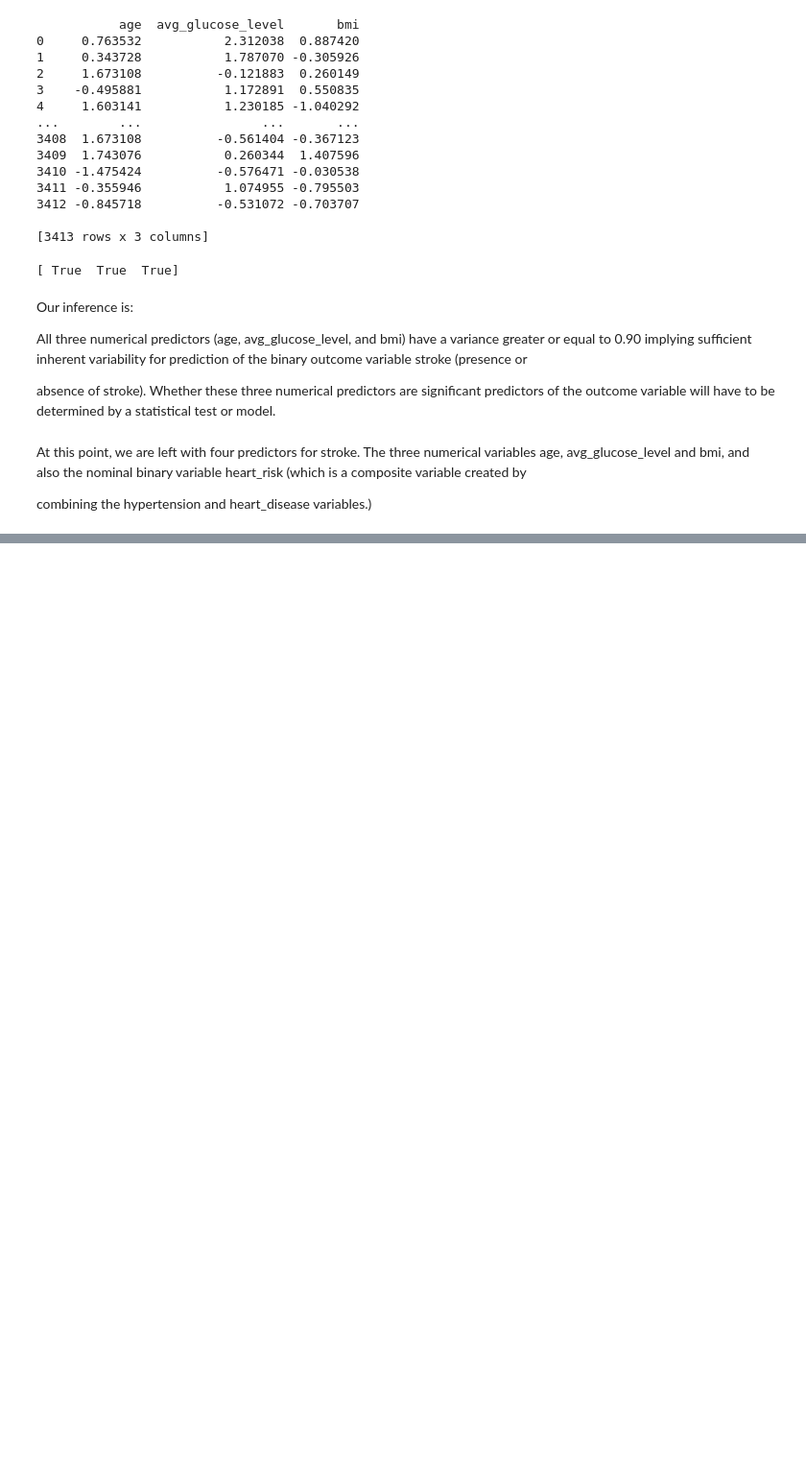
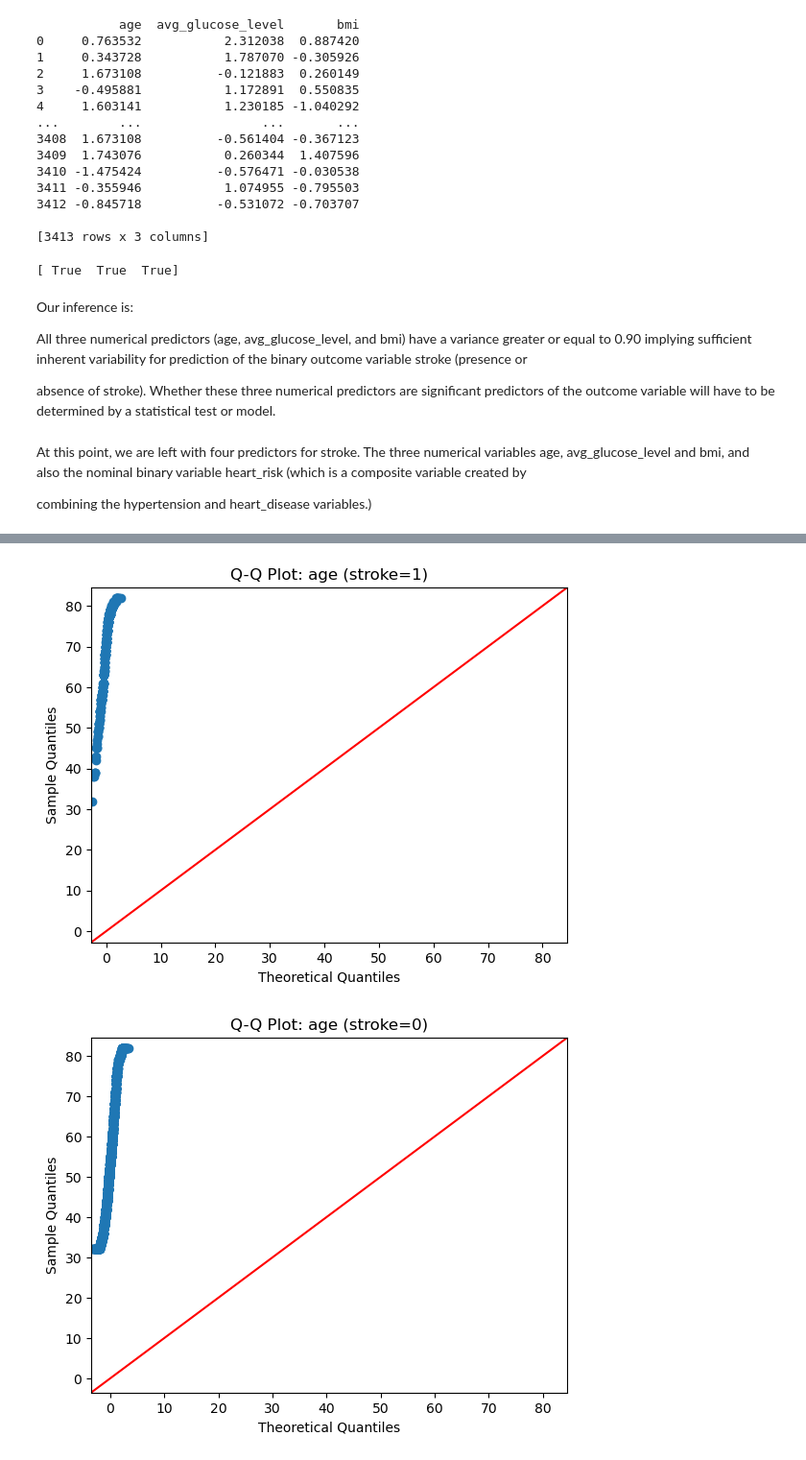
Before and after one commit to Mulders95/Predicting_Stroke_and_Heart_Disease, a Jupyter notebook: stroke.ipynb, the cells around one changed output, grey strips where cells are left out. Shown at 96% size. Drawn from its saved outputs; the diff is of its cells as text; code cells hidden in the pictures; blank space fills up the shorter version.

```diff
--- a/stroke.ipynb
+++ b/stroke.ipynb
@@ -398,0 +479,16 @@ combining the hypertension and heart_disease variables.)
+# %%
+#Shapiro Wilk test
+#df_small = df[['stroke', 'age', 'avg_glucose_level', 'bmi' ]]
+#predictors = ['age', 'avg_glucose_level', 'bmi']
+#target = 'stroke'
+stroke_values = df[target].unique()
+for predictor in predictors:
+    for stroke_val in stroke_values:
+        #group_data generated for each combination of stroke status and predictor
+        group_data = df_small[df_small[target] == stroke_val][predictor]
+        stat, p = shapiro(group_data)
+
+        print(f"Shapiro-Wilk test for {predictor} (stroke={stroke_val}):")
+        print(f"  Statistic: {stat}")
+        print(f"  p-value: {p}")
+    print()
@@ -398,0 +516,13 @@ combining the hypertension and heart_disease variables.)
+# %%
+#QQ plots
+for predictor in predictors:
+    for stroke_val in stroke_values:
+        group_data = df[df[target] == stroke_val][predictor]
+
+        # Create Q-Q plot
+        sm.qqplot(group_data, line='45')
+        plt.title(f'Q-Q Plot: {predictor} (stroke={stroke_val})')
+        plt.show()
+# %% [output]
+[figure, added]
+[figure, added]
```
Also changed, not shown: parts of 9 cells of this notebook.
